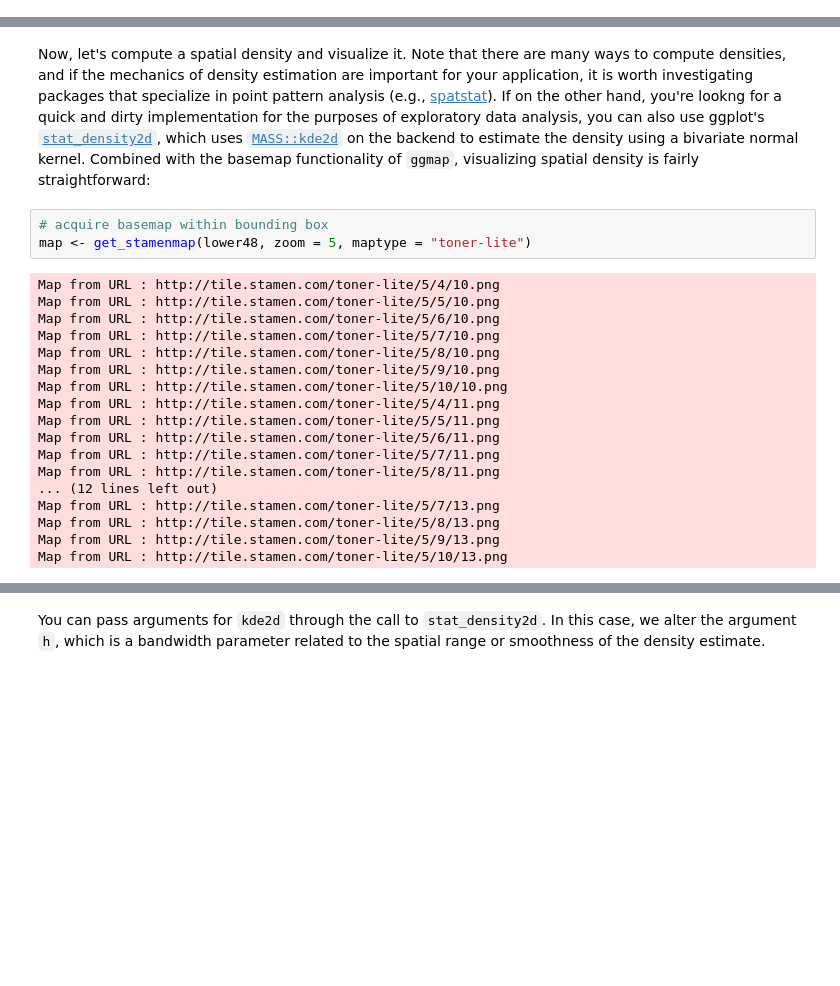
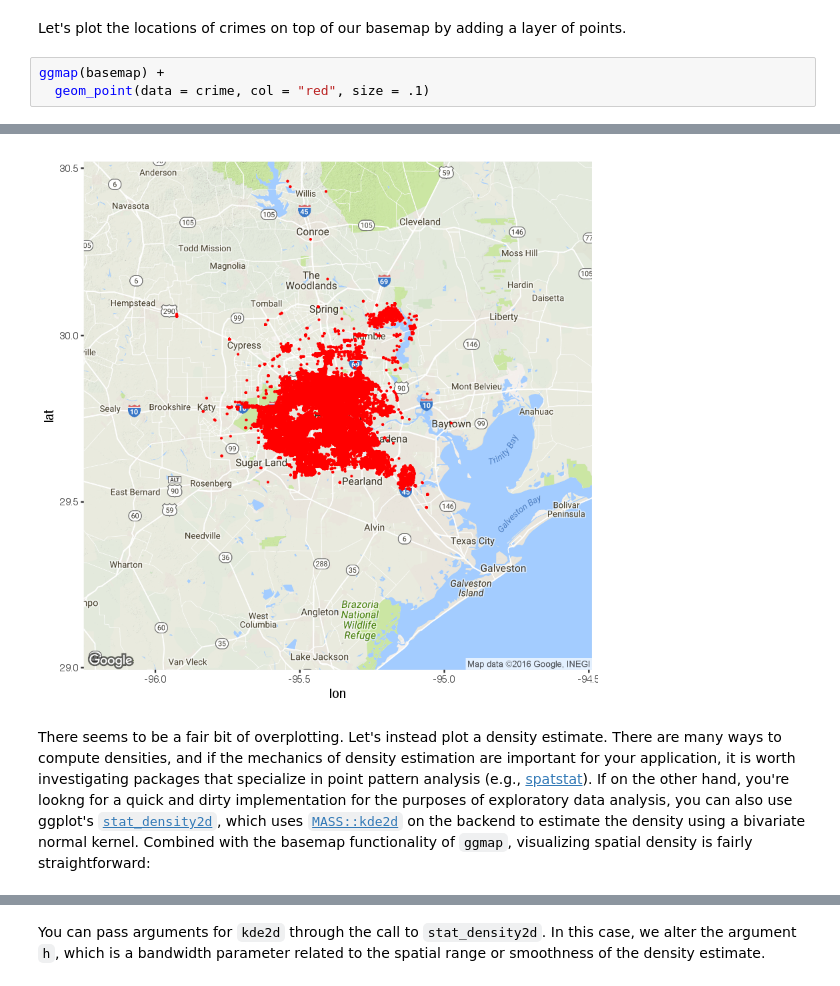
Before and after one commit to earthlab/tutorials, a Jupyter notebook: R/visualize-2d-point-density-ggmap.ipynb, the cells around one changed output, grey strips where cells are left out. Saved outputs shown, nothing was run; the diff lists cells and outputs as text; blank space fills up the shorter version.

```diff
--- a/R/visualize-2d-point-density-ggmap.ipynb
+++ b/R/visualize-2d-point-density-ggmap.ipynb
@@ -82,0 +71,6 @@ ggplot(d, aes(x = LONGITUDE, y = LATITUDE)) +
+# %% [markdown]
+Let's plot the locations of crimes on top of our basemap by adding a layer of points.
+# %%
+ggmap(basemap) +
+  geom_point(data = crime, col = "red", size = .1)
+# %% [output]
@@ -83,26 +79,4 @@ ggplot(d, aes(x = LONGITUDE, y = LATITUDE)) +
+[figure, added]
 # %% [markdown]
-Now, let's compute a spatial density and visualize it.
-Note that there are many ways to compute densities, and if the mechanics of density estimation are important for your application, it is worth investigating packages that specialize in point pattern analysis (e.g., [spatstat](https://cran.r-project.org/web/packages/spatstat/index.html)).
-If on the other hand, you're lookng for a quick and dirty implementation for the purposes of exploratory data analysis, you can also use ggplot's [`stat_density2d`](http://docs.ggplot2.org/0.9.3.1/stat_density2d.html), which uses [`MASS::kde2d`](https://stat.ethz.ch/R-manual/R-devel/library/MASS/html/kde2d.html) on the backend to estimate the density using a bivariate normal kernel.
+There seems to be a fair bit of overplotting. Let's instead plot a density estimate. There are many ways to compute densities, and if the mechanics of density estimation are important for your application, it is worth investigating packages that specialize in point pattern analysis (e.g., [spatstat](https://cran.r-project.org/web/packages/spatstat/index.html)). If on the other hand, you're lookng for a quick and dirty implementation for the purposes of exploratory data analysis, you can also use ggplot's [`stat_density2d`](http://docs.ggplot2.org/0.9.3.1/stat_density2d.html), which uses [`MASS::kde2d`](https://stat.ethz.ch/R-manual/R-devel/library/MASS/html/kde2d.html) on the backend to estimate the density using a bivariate normal kernel.
 Combined with the basemap functionality of `ggmap`, visualizing spatial density is fairly straightforward:
-# %%
-# acquire basemap within bounding box
-map <- get_stamenmap(lower48, zoom = 5, maptype = "toner-lite")
-# %% [output]
-Map from URL : http://tile.stamen.com/toner-lite/5/4/10.png
-Map from URL : http://tile.stamen.com/toner-lite/5/5/10.png
-Map from URL : http://tile.stamen.com/toner-lite/5/6/10.png
-Map from URL : http://tile.stamen.com/toner-lite/5/7/10.png
-Map from URL : http://tile.stamen.com/toner-lite/5/8/10.png
-Map from URL : http://tile.stamen.com/toner-lite/5/9/10.png
-Map from URL : http://tile.stamen.com/toner-lite/5/10/10.png
-Map from URL : http://tile.stamen.com/toner-lite/5/4/11.png
-Map from URL : http://tile.stamen.com/toner-lite/5/5/11.png
-Map from URL : http://tile.stamen.com/toner-lite/5/6/11.png
-Map from URL : http://tile.stamen.com/toner-lite/5/7/11.png
-Map from URL : http://tile.stamen.com/toner-lite/5/8/11.png
-... (12 lines left out)
-Map from URL : http://tile.stamen.com/toner-lite/5/7/13.png
-Map from URL : http://tile.stamen.com/toner-lite/5/8/13.png
-Map from URL : http://tile.stamen.com/toner-lite/5/9/13.png
-Map from URL : http://tile.stamen.com/toner-lite/5/10/13.png
```
Also changed, not shown: parts of 17 cells of this notebook, 4 other files.
